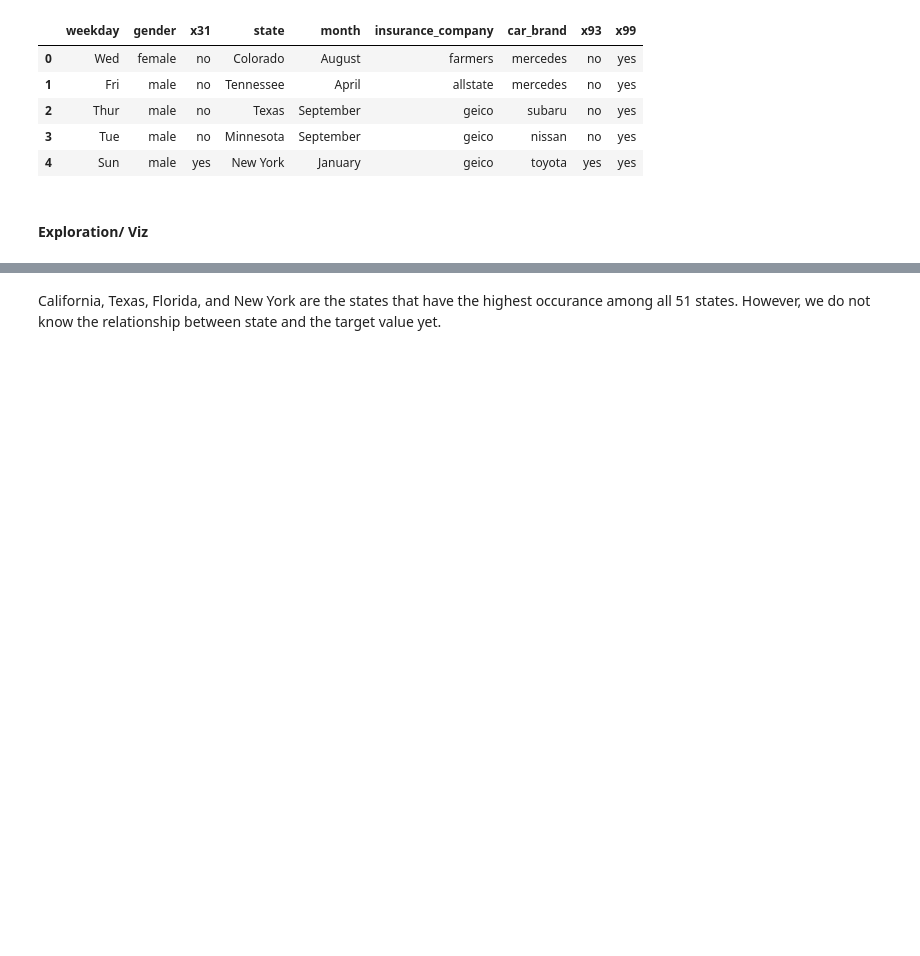
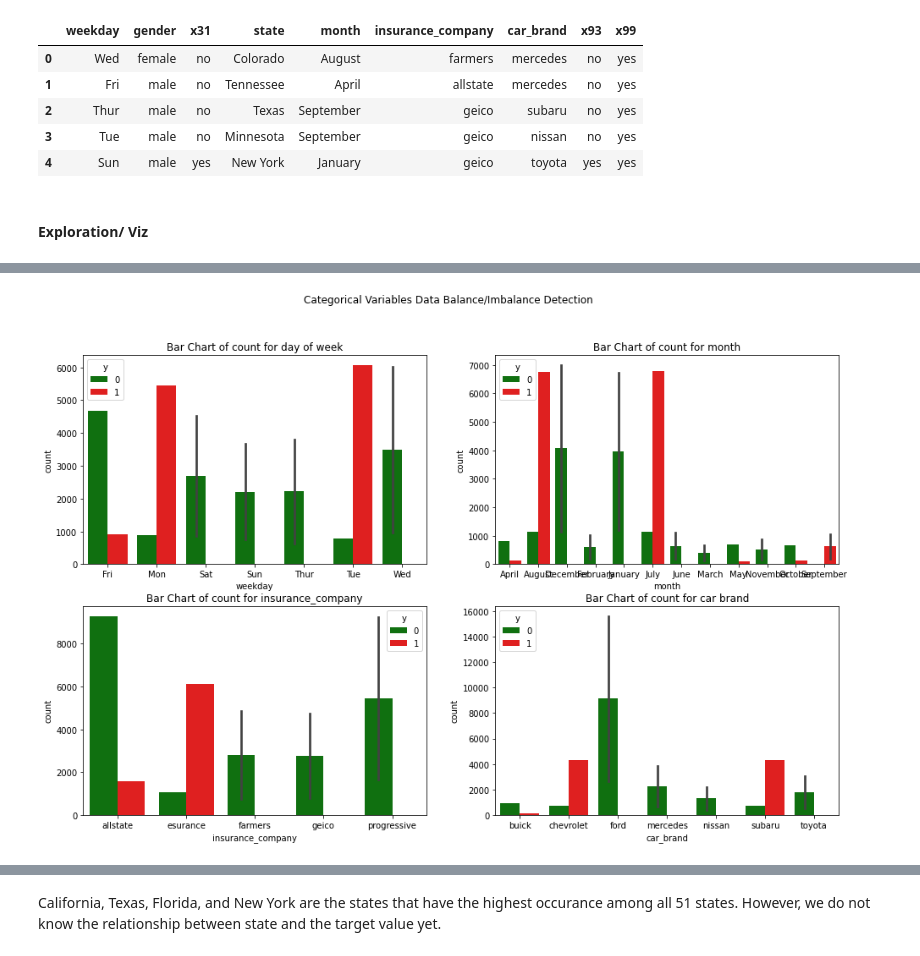
Before and after one commit to yuunlee/state-farm-challenge, a Jupyter notebook: data_exploration.ipynb, the cells around one changed output, grey strips where cells are left out. Saved outputs shown, nothing was run; the diff lists cells and outputs as text; code cells hidden in the pictures; blank space fills up the shorter version.

```diff
--- a/data_exploration.ipynb
+++ b/data_exploration.ipynb
@@ -204,3 +197,34 @@ plt.show()
+# %%
+category_df_y = pd.concat([category_df,y_df], axis=1)
+# %%
+import seaborn as sns
+fig, axs = plt.subplots(2, 2, figsize=(16, 10))
+colors = ['green', 'red']
+
+# Plot the instance for target value = 1 and 0 on each subplot groupby the cateforical variable
+weekday_count = category_df_y.groupby('weekday')['y'].value_counts().to_frame().rename(columns={'y':'count'}).reset_index()
+g1 = sns.barplot(x='weekday', y='count', data=weekday_count, hue=data['y'], palette=colors, ax=axs[0, 0])
+g1.set_title('Bar Chart of count for day of week')
+
+month_count = category_df_y.groupby('month')['y'].value_counts().to_frame().rename(columns={'y':'count'}).reset_index()
+g2 = sns.barplot(x='month', y='count', data=month_count, hue=data['y'], palette=colors, ax=axs[0, 1])
+g2.set_title('Bar Chart of count for month')
+
+insurance_com_count = category_df_y.groupby('insurance_company')['y'].value_counts().to_frame().rename(columns={'y':'count'}).reset_index()
+g3 = sns.barplot(x='insurance_company', y='count', data=insurance_com_count, hue=data['y'], palette=colors, ax=axs[1, 0])
+g3.set_title('Bar Chart of count for insurance_company')
+
+car_brand_count = category_df_y.groupby('car_brand')['y'].value_counts().to_frame().rename(columns={'y':'count'}).reset_index()
+g4 = sns.barplot(x='car_brand', y='count', data=car_brand_count, hue=data['y'], palette=colors, ax=axs[1, 1])
+g4.set_title('Bar Chart of count for car brand')
+
+# Add a main title
+fig.suptitle('Categorical Variables Data Balance/Imbalance Detection')
+
+# Show the plot
+plt.show()
+# %% [output]
+[figure, added]
 # %%
 # Load US states shapefile
 states = gpd.read_file('geopd/cb_2018_us_state_500k.shp')
```
Also changed, not shown: parts of 6 cells of this notebook, 1 other file.
